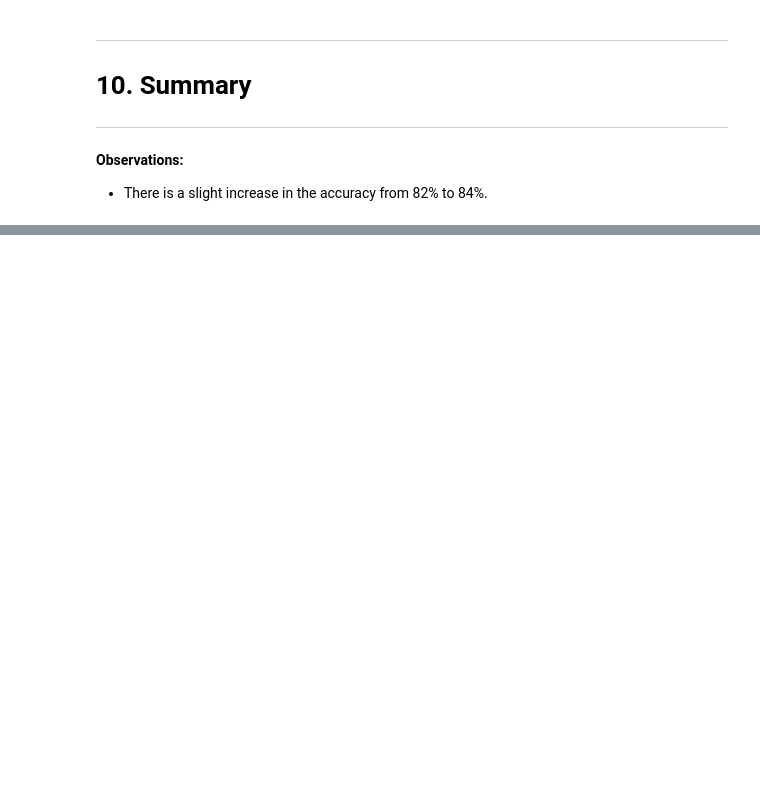
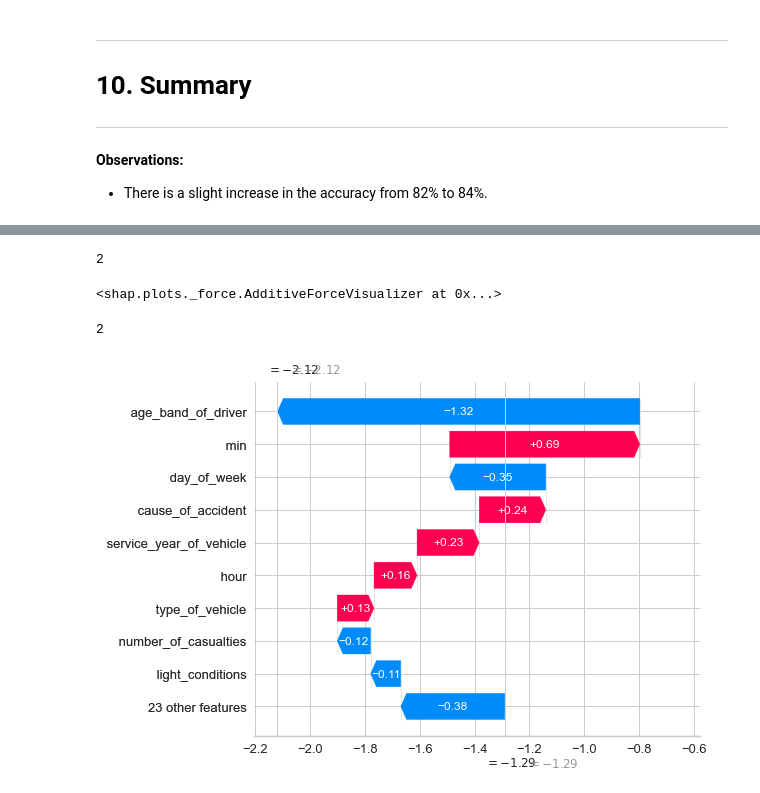
Before and after one commit to pusagar/roadaccidentapp, a Jupyter notebook: Notebook/MGPRTA copy.ipynb, the cells around one changed output, grey strips where cells are left out. Drawn from its saved outputs; the diff is of its cells as text; code cells hidden in the pictures; blank space fills up the shorter version.

```diff
--- a/Notebook/MGPRTA copy.ipynb
+++ b/Notebook/MGPRTA copy.ipynb
@@ -1316,0 +1506,16 @@ NameError: name 'joblib' is not defined
+# %%
+i=13
+print(y_pred[i])
+shap.force_plot(shap.TreeExplainer(model).expected_value[0], shap_values[0][i], X_test_sample.values[i], feature_names = X_test_sample.columns)
+# %% [output]
+2
+<shap.plots._force.AdditiveForceVisualizer at 0x...>
+# %%
+print(y_pred[10])
+row = 10
+shap.waterfall_plot(shap.Explanation(values = shap_values[0][row],
+       base_values=shap.TreeExplainer(model).expected_value[0], data=X_test_sample.iloc[row],
+                                         feature_names=X_test_sample.columns.tolist()))
+# %% [output]
+2
+[figure, added]
```
Also changed, not shown: parts of 55 cells of this notebook.
